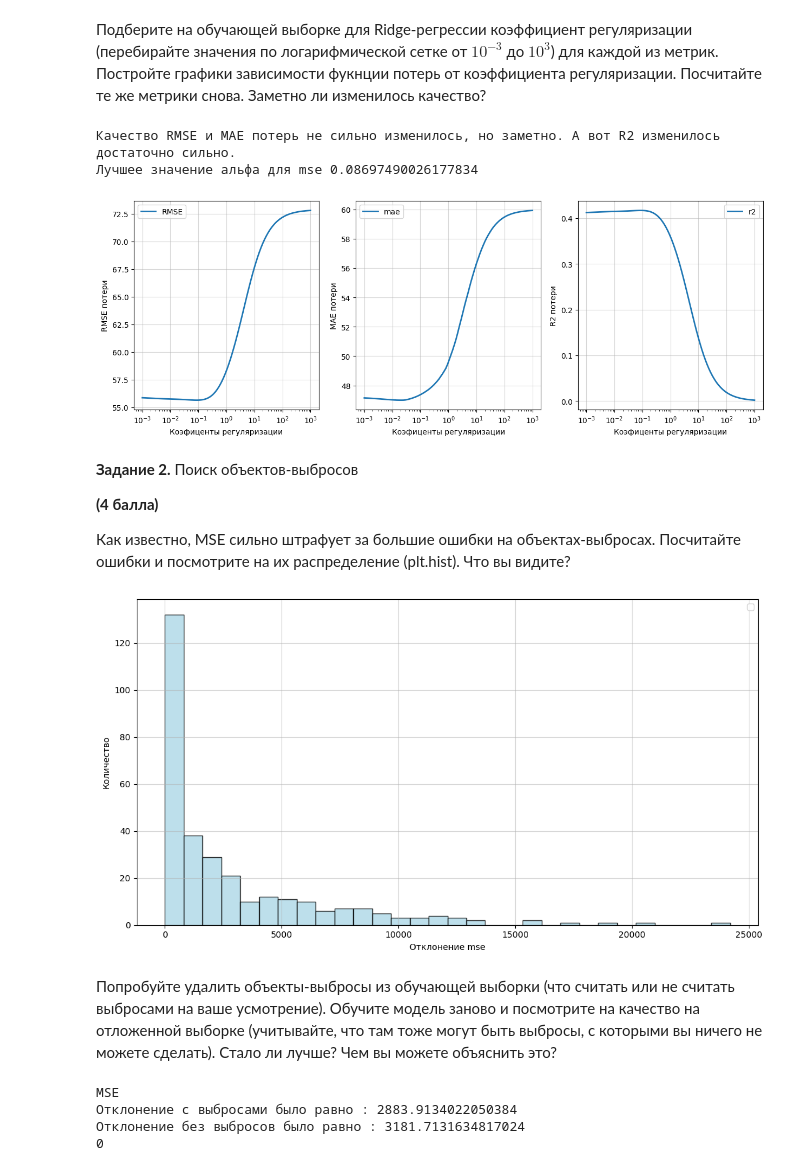
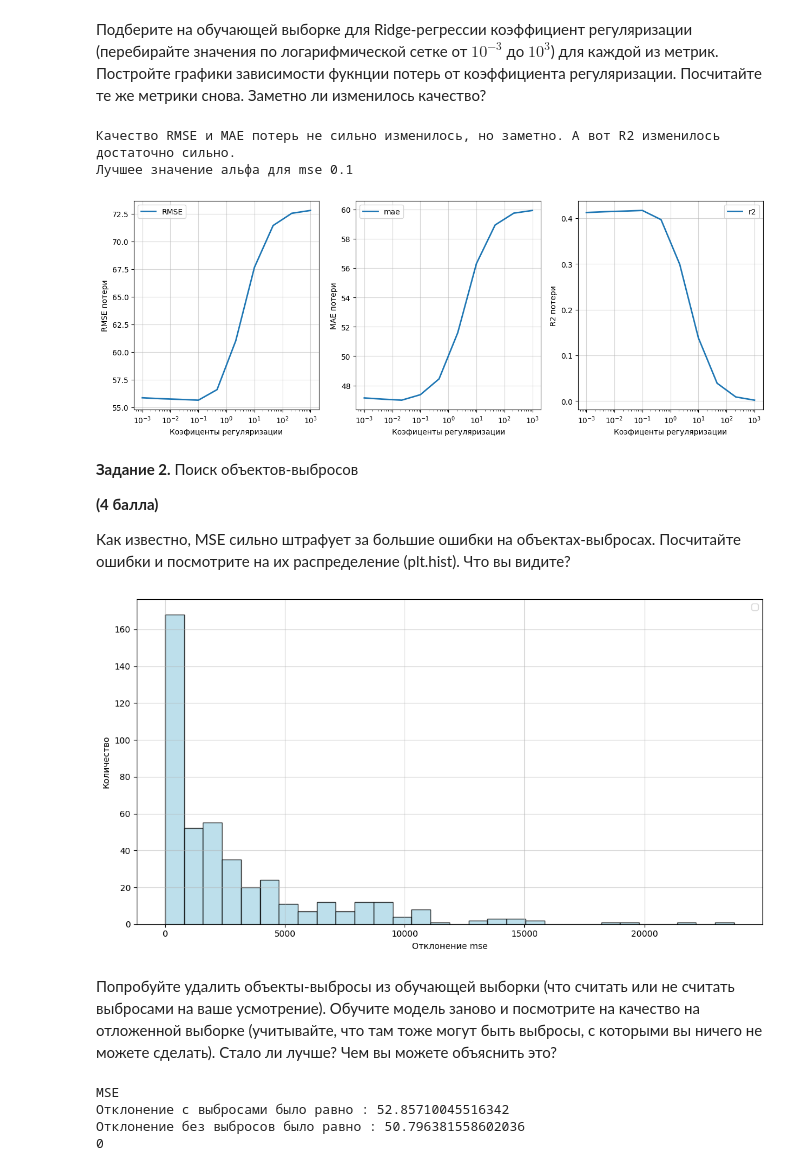
Before and after one commit to MaksimXXD/ML, a Jupyter notebook: Task 4/task4_linreg_tune_practice.ipynb, the cells around one changed output. Saved outputs shown, nothing was run; the diff lists cells and outputs as text; code cells hidden in the pictures.

```diff
--- a/Task 4/task4_linreg_tune_practice.ipynb
+++ b/Task 4/task4_linreg_tune_practice.ipynb
@@ -36,8 +36,8 @@ from sklearn.linear_model import Ridge, Lasso
 import matplotlib.pyplot as plt
 import numpy as np
 # %%
-eps1 = 1e-6
-eps2 = 1e-2
+eps1 = 1e-1
+eps2 = 1
 lasso_default = Lasso()
 ridge_default = Ridge()
 lasso_default.fit(X_train,y_train)
@@ -46,7 +46,7 @@ print(lasso_default.coef_)
 print(ridge_default.coef_)
 print(np.sum(np.abs(lasso_default.coef_) < eps1))
 print(np.sum(np.abs(ridge_default.coef_) < eps2))
-alpha_space = np.logspace(-3,3,100)
+alpha_space = np.logspace(-3,3,10)
 lasso_space = []
 ridge_space = []
 for u in alpha_space:
@@ -54,8 +54,8 @@ for u in alpha_space:
     ridge = Ridge(u)
     lasso.fit(X_train,y_train)
     ridge.fit(X_train,y_train)
-    lasso_space.append(np.sum(np.abs(lasso.coef_) > eps1))
-    ridge_space.append(np.sum(np.abs(ridge.coef_) > eps2))
+    lasso_space.append(np.sum(np.abs(lasso.coef_) < eps1))
+    ridge_space.append(np.sum(np.abs(ridge.coef_) < eps2))
 plt.figure(figsize=(12,6))
 plt.subplot(1,2,1)
 plt.semilogx(alpha_space,lasso_space, linewidth=2, label='Lasso')
@@ -150,7 +150,7 @@ print("Качество RMSE и MAE потерь не сильно измени
 print("Лучшее значение альфа для mse", alpha_best)
 # %% [output]
 Качество RMSE и MAE потерь не сильно изменилось, но заметно. А вот R2 изменилось достаточно сильно.
-Лучшее значение альфа для mse 0.08697490026177834
+Лучшее значение альфа для mse 0.1
 [figure]
 # %% [markdown]
 __Задание 2.__ Поиск объектов-выбросов
@@ -160,21 +160,25 @@ __Задание 2.__ Поиск объектов-выбросов
 Как известно, MSE сильно штрафует за большие ошибки на объектах-выбросах. Посчитайте ошибки и посмотрите на их распределение (plt.hist). Что вы видите?
 # %%
 ridge = Ridge(alpha_best)
-ridge.fit(X_train,y_train)
-predict = ridge.predict(X_train)
-errors = (predict - y_train) ** 2
+x = np.concatenate((X_train, X_test), axis=0)
+y = np.concatenate((y_train, y_test), axis=0)
+ridge.fit(x,y)
+predict = ridge.predict(x)
+errors = (predict - y) ** 2
 plt.figure(figsize=(11,6))
 plt.hist(errors,bins=30,alpha=0.8,color="lightblue",edgecolor="black")
 plt.xlabel("Отклонение mse")
 plt.ylabel("Количество")
 plt.grid(True, alpha=0.5)
 plt.legend()
 
 plt.tight_layout()
 plt.show()
-k1 = mean_squared_error(predict,y_train)
+# k1 = (mean_squared_error(predict,y_train))
+predict = ridge.predict(X_test)
+k1 = sqrt(mean_squared_error(y_test,predict))
 # %% [output]
-[figure, old version]
+[figure, new version]
 # %% [markdown]
 Попробуйте удалить объекты-выбросы из обучающей выборки (что считать или не считать выбросами на ваше усмотрение). Обучите модель заново и посмотрите на качество на отложенной выборке (учитывайте, что там тоже могут быть выбросы, с которыми вы ничего не можете сделать). Стало ли лучше? Чем вы можете объяснить это?
 # %%
@@ -182,22 +186,24 @@ Max_error = 10000
 X_train_new = []
 Y_train_new = []
 cnt = 0
-for i in range(len(X_train)):
+X_train, X_test, y_train, y_test = train_test_split(x, y, train_size=0.7, random_state=241)
+
+for i in range(len(x)):
     if (errors[i] < Max_error):
-        X_train_new.append(X_train[i])
-        Y_train_new.append(y_train[i])
+        X_train_new.append(x[i])
+        Y_train_new.append(y[i])
 ridge = Ridge(alpha_best)
 ridge.fit(X_train_new,Y_train_new)
 predict = ridge.predict(X_test)
-k2 = mean_squared_error(predict,y_test)
+k2 = sqrt(mean_squared_error(y_test,predict))
 print("MSE")
 print("Отклонение с выбросами было равно :", k1)
 print("Отклонение без выбросов было равно :", k2)
 print(cnt)
 # %% [output]
 MSE
-Отклонение с выбросами было равно : 2883.9134022050384
-Отклонение без выбросов было равно : 3181.7131634817024
+Отклонение с выбросами было равно : 52.85710045516342
+Отклонение без выбросов было равно : 50.796381558602036
 0
 # %% [markdown]
 # Отчет
```
Also changed, not shown: parts of 2 cells of this notebook.
